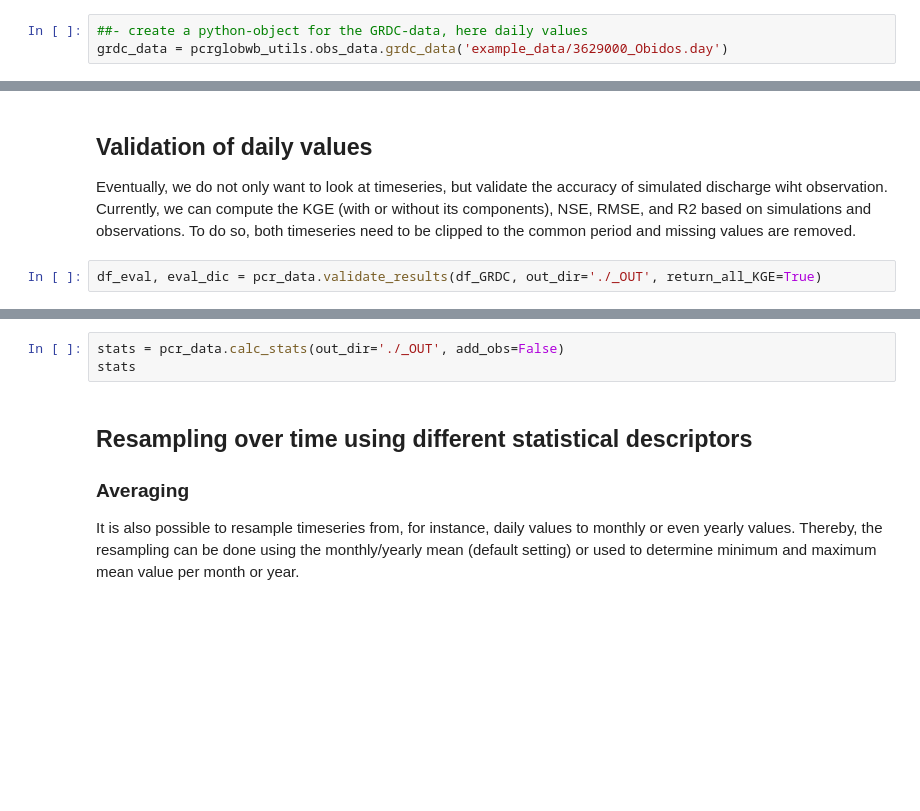
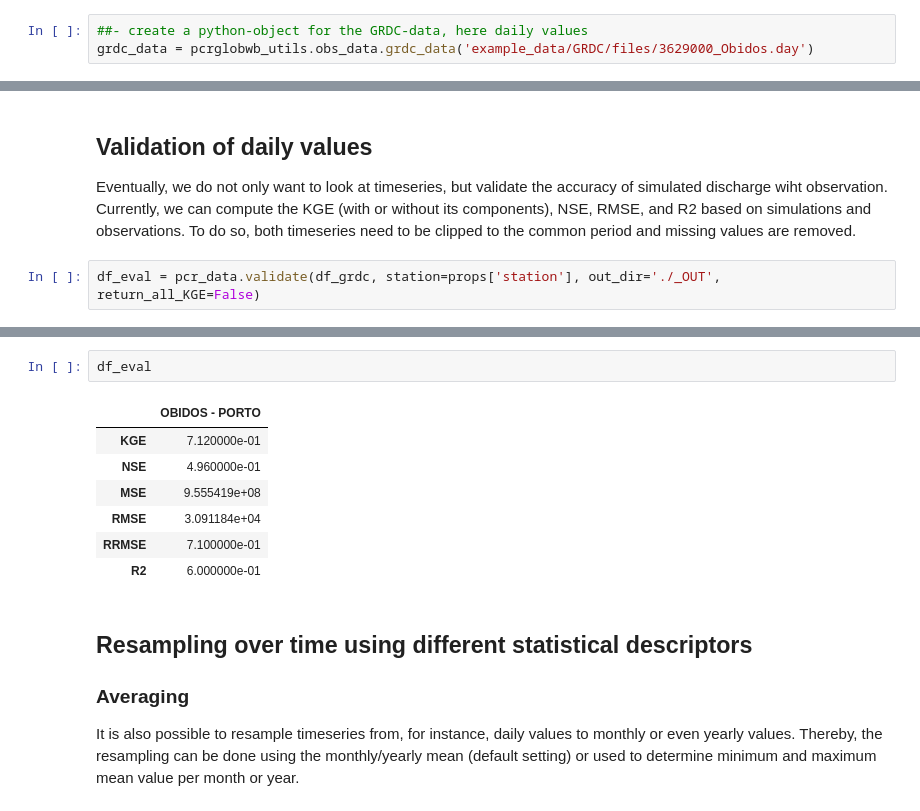
Before and after one commit to JannisHoch/pcrglobwb_utils, a Jupyter notebook: examples/example.ipynb, the cells around one changed output, grey strips where cells are left out. Drawn from its saved outputs; the diff is of its cells as text; blank space fills up the shorter version.

```diff
--- a/examples/example.ipynb
+++ b/examples/example.ipynb
@@ -54,7 +54,7 @@ A data source often used for validating simulated discharge is the Global Runoff
 By means of a GRDC-file containing daily discharge for the station Obidos in the Amazon River basin, the workflow is explained. First, we read the file which forms the basis for all subsequent steps.
 # %%
 ##- create a python-object for the GRDC-data, here daily values
-grdc_data = pcrglobwb_utils.obs_data.grdc_data('example_data/3629000_Obidos.day')
+grdc_data = pcrglobwb_utils.obs_data.grdc_data('example_data/GRDC/files/3629000_Obidos.day')
 # %% [markdown]
 As long as the file follows the 'default' GRDC-format, the tool parses the content to find the right entries. This is used to return some important meta-data about the station.
 # %%
@@ -157,4 +149,4 @@ plt.title('daily simulated and observed values');
 
 Eventually, we do not only want to look at timeseries, but validate the accuracy of simulated discharge wiht observation. Currently, we can compute the KGE (with or without its components), NSE, RMSE, and R2 based on simulations and observations. To do so, both timeseries need to be clipped to the common period and missing values are removed.
 # %%
-df_eval, eval_dic = pcr_data.validate_results(df_GRDC, out_dir='./_OUT', return_all_KGE=True)
+df_eval = pcr_data.validate(df_grdc, station=props['station'], out_dir='./_OUT', return_all_KGE=False)
@@ -172,6 +153,13 @@ In case the statistical properties of the timeseries are of interest, this can b
-# %%
-stats = pcr_data.calc_stats(out_dir='./_OUT', add_obs=False)
-stats
+# %%
+df_eval
+# %% [output]
+|  | OBIDOS - PORTO |
+| KGE | 7.120000e-01 |
+| NSE | 4.960000e-01 |
+| MSE | 9.555419e+08 |
+| RMSE | 3.091184e+04 |
+| RRMSE | 7.100000e-01 |
+| R2 | 6.000000e-01 |
 # %% [markdown]
 <a id="resampling"></a>
 
```
Also changed, not shown: parts of 40 cells of this notebook.
